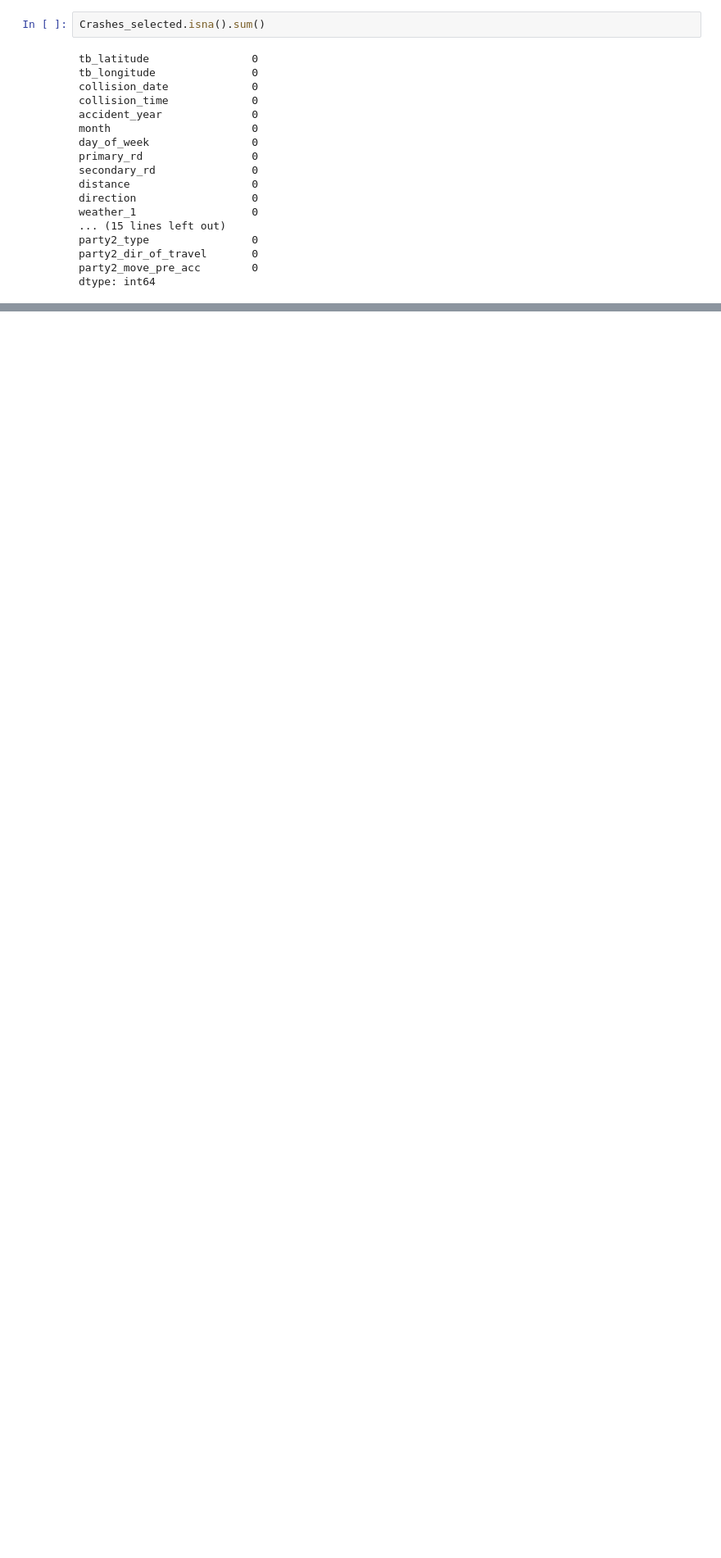
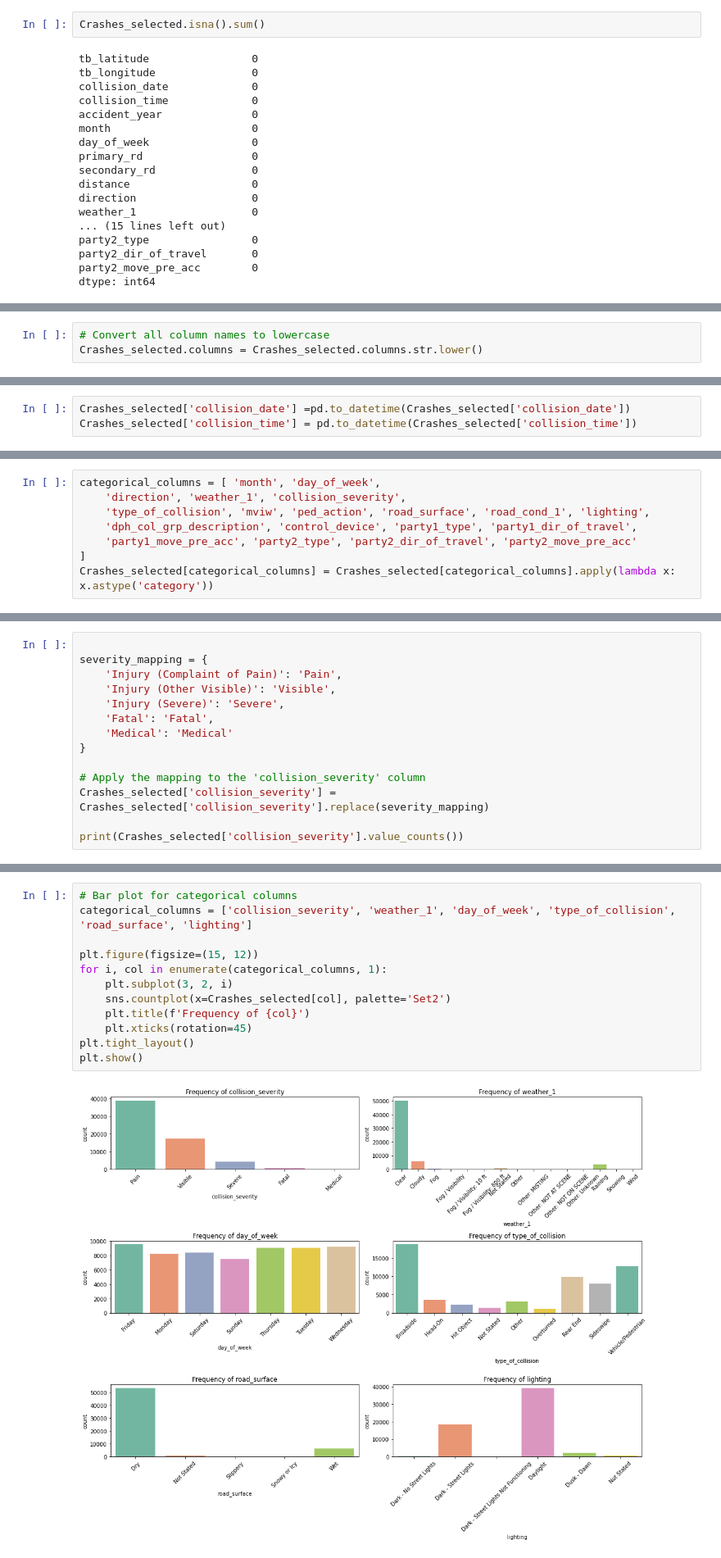
Before and after one commit to JmercyA/CAPSTONE-PROJECT-GROUP-3, a Jupyter notebook: notebooks/IndexM.ipynb, the cells around one changed output, grey strips where cells are left out. Shown at 82% size. Cells and saved outputs as stored; diff of their text form; blank space fills up the shorter version.

```diff
--- a/notebooks/IndexM.ipynb
+++ b/notebooks/IndexM.ipynb
@@ -229,0 +287,3 @@ dtype: float64
+# %%
+# Convert all column names to lowercase
+Crashes_selected.columns = Crashes_selected.columns.str.lower()
@@ -229,0 +292,3 @@ dtype: float64
+# %%
+Crashes_selected['collision_date'] =pd.to_datetime(Crashes_selected['collision_date'])
+Crashes_selected['collision_time'] = pd.to_datetime(Crashes_selected['collision_time'])
@@ -229,0 +297,8 @@ dtype: float64
+# %%
+categorical_columns = [ 'month', 'day_of_week',
+    'direction', 'weather_1', 'collision_severity',
+    'type_of_collision', 'mviw', 'ped_action', 'road_surface', 'road_cond_1', 'lighting',
+    'dph_col_grp_description', 'control_device', 'party1_type', 'party1_dir_of_travel',
+    'party1_move_pre_acc', 'party2_type', 'party2_dir_of_travel', 'party2_move_pre_acc'
+]
+Crashes_selected[categorical_columns] = Crashes_selected[categorical_columns].apply(lambda x: x.astype('category'))
@@ -229,0 +307,14 @@ dtype: float64
+# %%
+
+severity_mapping = {
+    'Injury (Complaint of Pain)': 'Pain',
+    'Injury (Other Visible)': 'Visible',
+    'Injury (Severe)': 'Severe',
+    'Fatal': 'Fatal',
+    'Medical': 'Medical'
+}
+
+# Apply the mapping to the 'collision_severity' column
+Crashes_selected['collision_severity'] = Crashes_selected['collision_severity'].replace(severity_mapping)
+
+print(Crashes_selected['collision_severity'].value_counts())
@@ -229,0 +328,14 @@ dtype: float64
+# %%
+# Bar plot for categorical columns
+categorical_columns = ['collision_severity', 'weather_1', 'day_of_week', 'type_of_collision', 'road_surface', 'lighting']
+
+plt.figure(figsize=(15, 12))
+for i, col in enumerate(categorical_columns, 1):
+    plt.subplot(3, 2, i)
+    sns.countplot(x=Crashes_selected[col], palette='Set2')
+    plt.title(f'Frequency of {col}')
+    plt.xticks(rotation=45)
+plt.tight_layout()
+plt.show()
+# %% [output]
+[figure, added]
```
Also changed, not shown: parts of 21 cells of this notebook.
